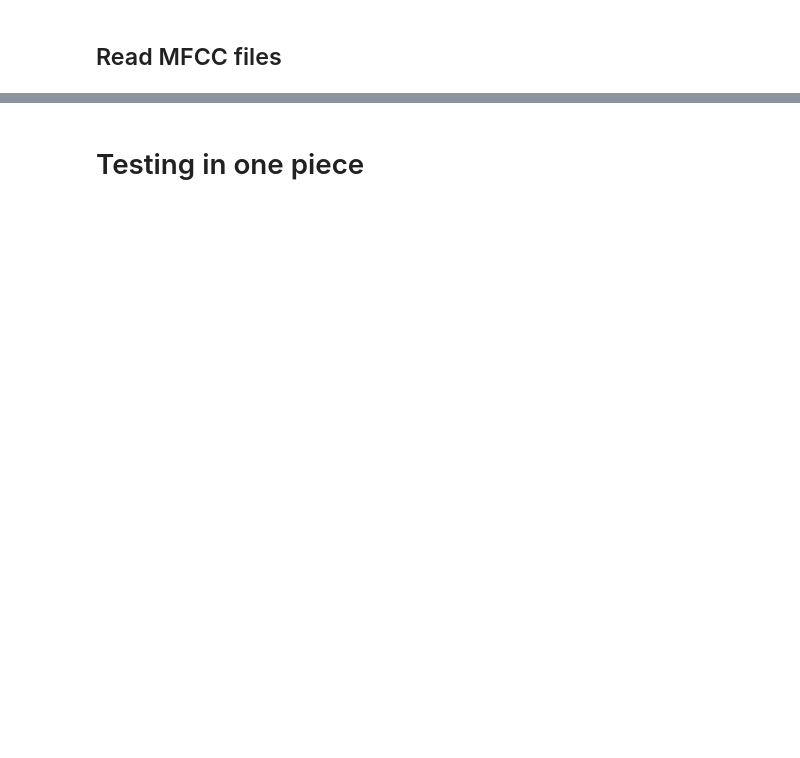
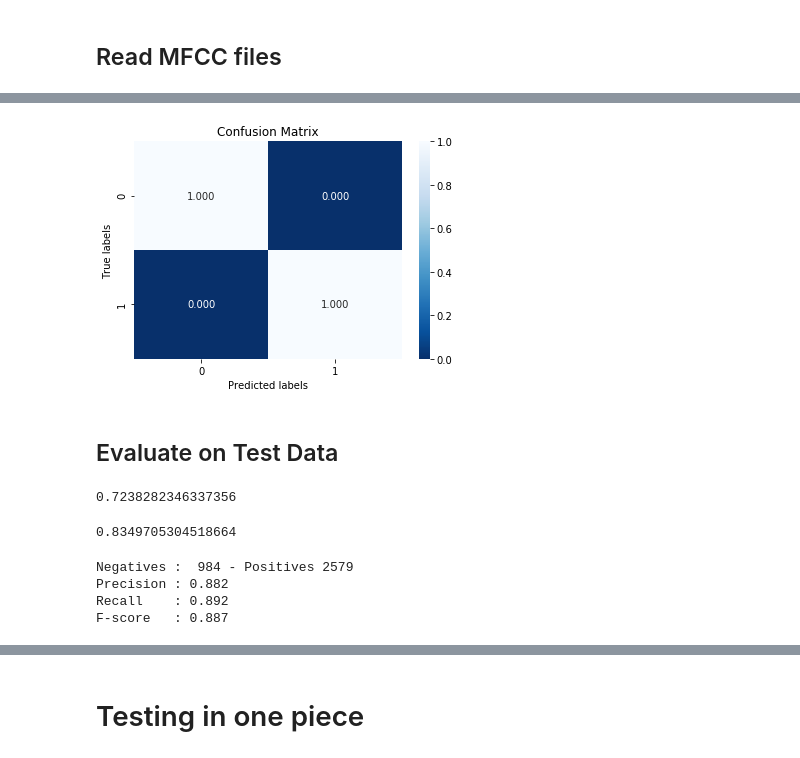
Before and after one commit to shayenne/vocaldetection, a Jupyter notebook: scripts/SeparateFeatures_SVD.ipynb, the cells around one changed output, grey strips where cells are left out. Cells and saved outputs as stored; diff of their text form; code cells hidden in the pictures; blank space fills up the shorter version.

```diff
--- a/scripts/SeparateFeatures_SVD.ipynb
+++ b/scripts/SeparateFeatures_SVD.ipynb
@@ -66,3 +55,21 @@ with open(PIECES) as json_file:
+# %%
+train_files = []
+test_files = []
+with open(SPLITS) as json_file:
+    data = json.load(json_file)
+#print (data)
+    for spl in range(len(data)):
+        train_files.append([])
+        test_files.append([])
+        # Load train data
+        for music in data[spl]['train']:
+            train_files[spl].append(music)
+        #    print (music)
+
+        # Load test data
+        #print ('Test data')
+        for music in data[spl]['test']:
+            test_files[spl].append(music)
 # %% [markdown]
 ## Read MFCC files
 # %%
@@ -171,0 +186,3 @@ X.shape
+# %%
+import separated_features_training as sf
+X, y = sf.read_vggish_features(train_files)
@@ -214,4 +199,2 @@ best_rf = rf_param_selection(X, y, nfolds)
-# %%
-rf = RandomForestClassifier(n_estimators=157, min_samples_split=10, min_samples_leaf=1,
-                            max_features='sqrt', max_depth=20, bootstrap=True, random_state=42)
-rf.fit(X, y)
+# %%
+rf = joblib.load('../best_model_RF_VGGISH_precision.sav')
@@ -241,0 +238,18 @@ plot_cm(cm)
+# %%
+import seaborn as sns
+import matplotlib.pyplot as plt
+
+ax= plt.subplot()
+ax = sns.heatmap(cm/sum(cm), annot=True, ax = ax, fmt='.3f',vmin=0, vmax=1, cmap="Blues_r"); #annot=True to annotate cells
+
+# labels, title and ticks
+ax.set_xlabel('Predicted labels');ax.set_ylabel('True labels');
+ax.set_title('Confusion Matrix');
+#ax.xaxis.set_ticklabels(labels); ax.yaxis.set_ticklabels(labels);
+#cbar = ax.figure.colorbar(ax.collections[0])
+#cbar.set_ticks([0, 1])
+#ax.set_ticklabels(["0%", "100%"])
+# %% [output]
+[figure, added]
+# %% [markdown]
+## Evaluate on Test Data
@@ -241,0 +259,26 @@ plot_cm(cm)
+# %%
+# Biased Guess Accuracy
+ones = np.ones(len(predictions))
+accuracy = sklearn.metrics.accuracy_score(y_test, ones)
+print(accuracy)
+# %% [output]
+0.7238282346337356
+# %%
+# RF Accuracy
+accuracy = sklearn.metrics.accuracy_score(y_test, predictions)
+print(accuracy)
+# %% [output]
+0.8349705304518664
+# %%
+from sklearn.metrics import precision_recall_fscore_support
+
+metrics = precision_recall_fscore_support(y_test, predictions)
+print('Negatives : ', metrics[3][0],'- Positives',metrics[3][1])
+print('Precision :', round(metrics[0][1],3))
+print('Recall    :', round(metrics[1][1],3))
+print('F-score   :', round(metrics[2][1],3))
+# %% [output]
+Negatives :  984 - Positives 2579
+Precision : 0.882
+Recall    : 0.892
+F-score   : 0.887
```
Also changed, not shown: parts of 71 cells of this notebook, 1 other file.
